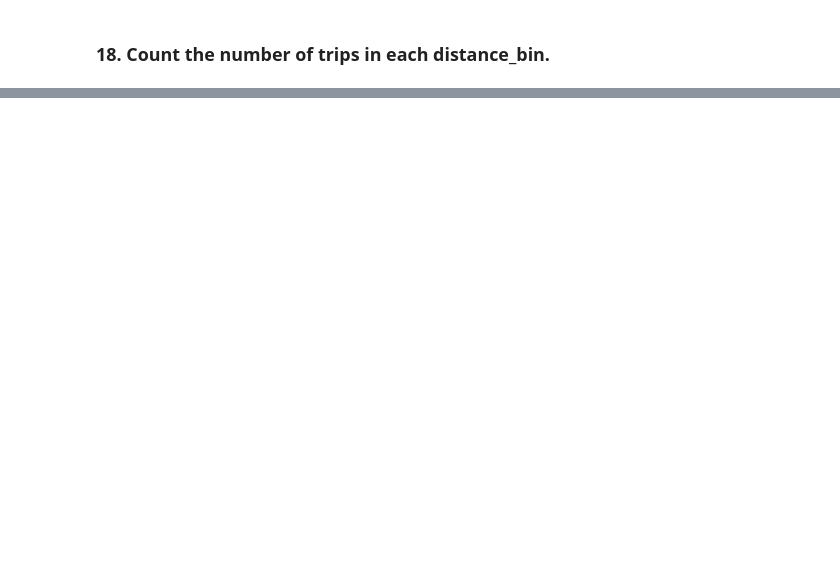
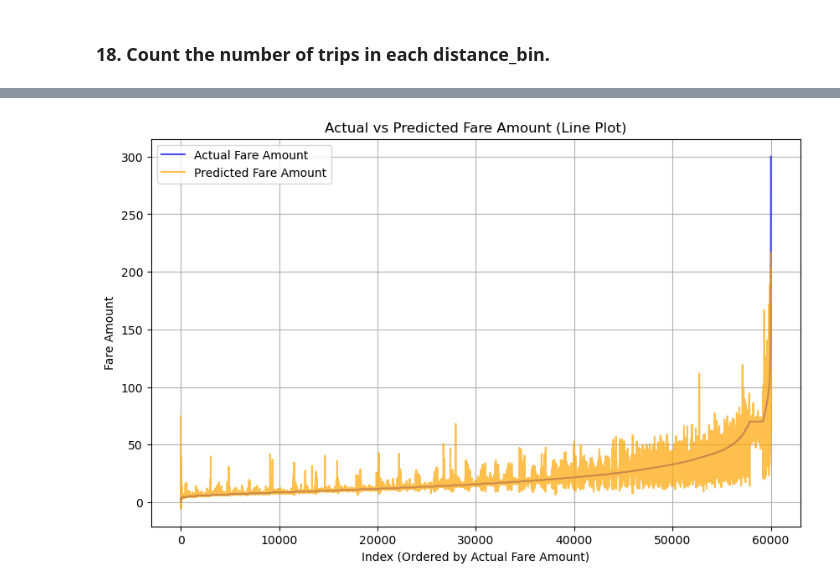
Before and after one commit to AbdullahWB/Big_data, a Jupyter notebook: lab_2/NYC Taxi & Limousine Commission.ipynb, the cells around one changed output, grey strips where cells are left out. Drawn from its saved outputs; the diff is of its cells as text; code cells hidden in the pictures; blank space fills up the shorter version.

```diff
--- a/lab_2/NYC Taxi & Limousine Commission.ipynb
+++ b/lab_2/NYC Taxi & Limousine Commission.ipynb
@@ -845,0 +870,2 @@ Short','Short','Medium','Long','Very Long'].
+# %%
+df_ml = df_taxi_clean.copy()
@@ -845,0 +970,2 @@ Short','Short','Medium','Long','Very Long'].
+# %%
+df_ml.loc[~df_ml['passenger_count'].between(1, 6), 'passenger_count'] = np.nan
@@ -845,0 +985,2 @@ Short','Short','Medium','Long','Very Long'].
+# %%
+df_ml['passenger_count'] = df_ml['passenger_count'].fillna(df_ml['passenger_count'].median()).astype(int)
@@ -845,0 +1200,15 @@ Short','Short','Medium','Long','Very Long'].
+# %%
+models = {
+    "Ridge Regression": Ridge(alpha=1.0),
+    "Decision Tree": DecisionTreeRegressor(
+        max_depth=15,
+        random_state=42
+    ),
+    "Hist Gradient Boosting": HistGradientBoostingRegressor(
+        max_iter=200,
+        learning_rate=0.08,
+        max_leaf_nodes=31,
+        l2_regularization=0.1,
+        random_state=42
+    )
+}
@@ -845,0 +1329,25 @@ Short','Short','Medium','Long','Very Long'].
+# %%
+plt.figure(figsize=(10, 6))
+
+# Sort actual and predicted values by actual fare amount for better visual comparison
+sorted_indices = np.argsort(y_test)  # Sort indices based on actual fare values
+sorted_actual = np.array(y_test)[sorted_indices]
+sorted_predicted = np.array(final_pred)[sorted_indices]
+
+# Plot the line for actual values
+plt.plot(sorted_actual, label="Actual Fare Amount", color="blue", alpha=0.7)
+
+# Plot the line for predicted values
+plt.plot(sorted_predicted, label="Predicted Fare Amount", color="orange", alpha=0.7)
+
+# Adding labels, title, and legend
+plt.xlabel("Index (Ordered by Actual Fare Amount)")
+plt.ylabel("Fare Amount")
+plt.title("Actual vs Predicted Fare Amount (Line Plot)")
+plt.legend()
+
+# Show the plot
+plt.grid(True)
+plt.show()
+# %% [output]
+[figure, added]
```
Also changed, not shown: parts of 42 cells of this notebook, 2 other files.
